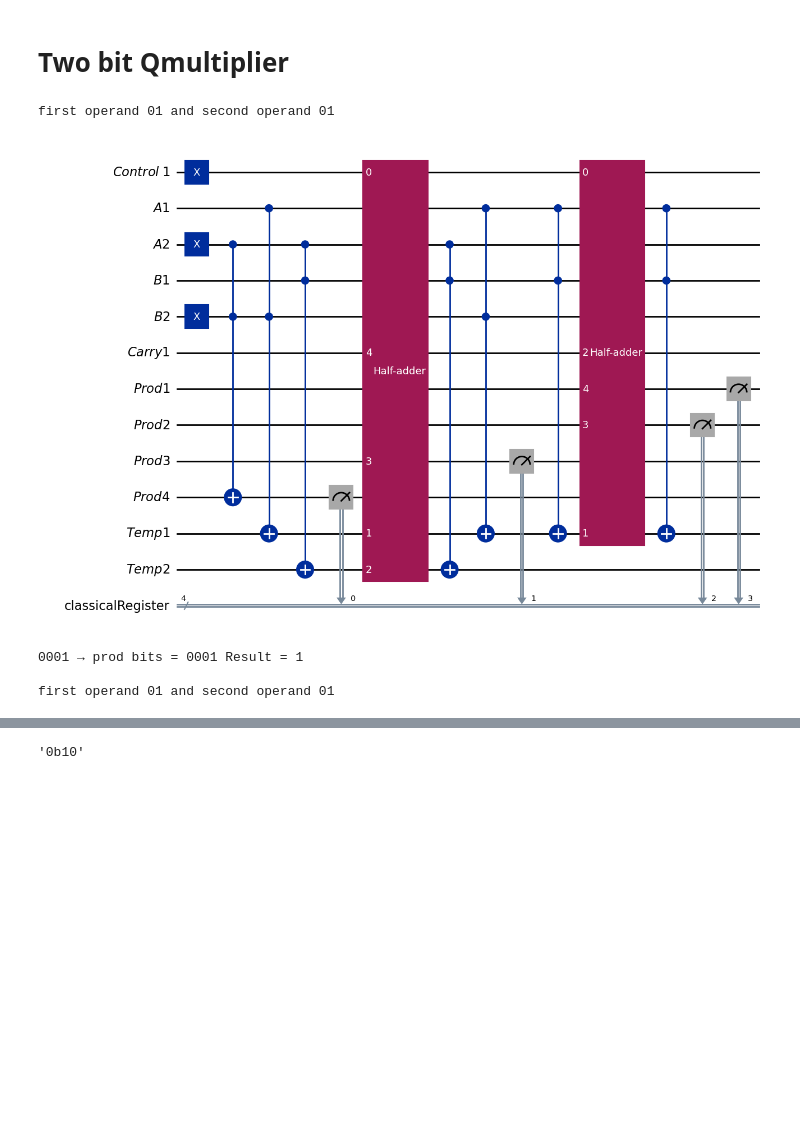
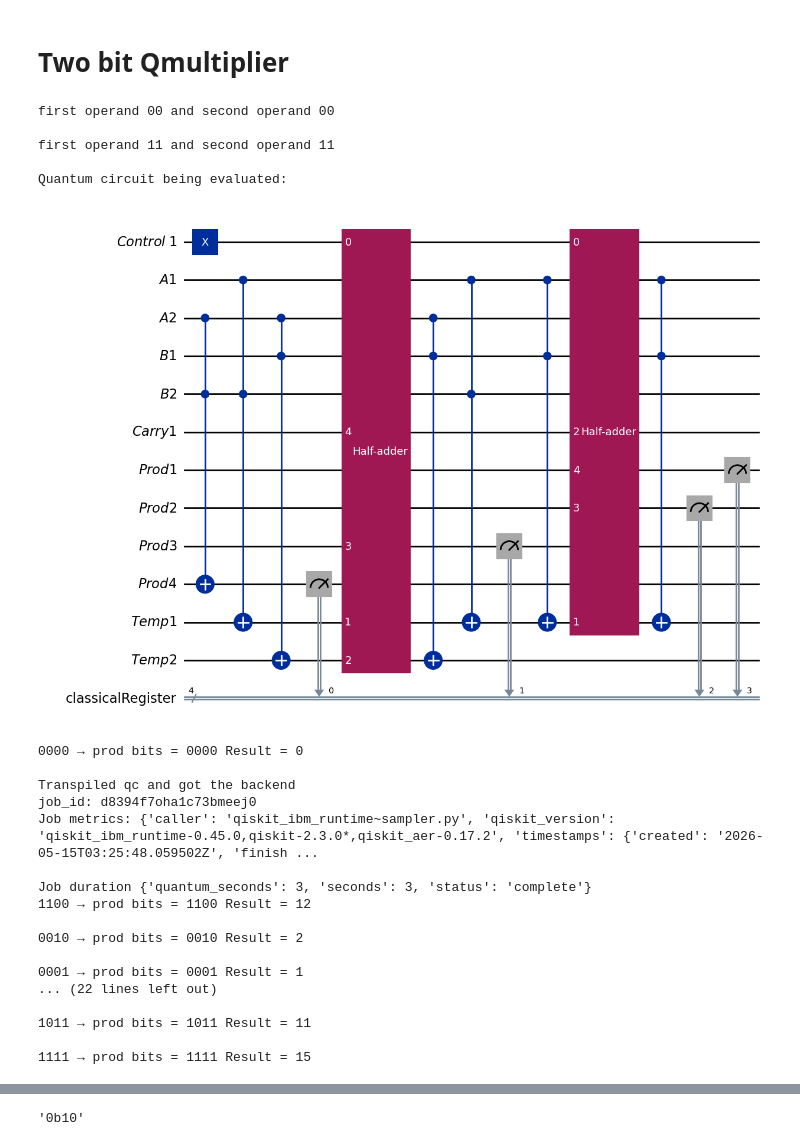
Before and after one commit to Chosen-Juan1/Quantum-computing-research, a Jupyter notebook: Quantum_Computing_Research_Tasks/Task_8_Arithmetic_Multiplier_circuit.ipynb, the cells around one changed output, grey strips where cells are left out. Cells and saved outputs as stored; diff of their text form; code cells hidden in the pictures; blank space fills up the shorter version.

Commit message:
ran metrcis for the two bit quantum mult

```diff
--- a/Quantum_Computing_Research_Tasks/Task_8_Arithmetic_Multiplier_circuit.ipynb
+++ b/Quantum_Computing_Research_Tasks/Task_8_Arithmetic_Multiplier_circuit.ipynb
@@ -136,23 +136,23 @@ def TwoBitQuantumMultiplier(number1 = None, number2 = None):
 
 
    #COMMENT THIS MARKED SECTION WHEN USING THE TESTS AND METRICS FUNCTION --------------------------------------
-    display(qc.draw("mpl"))
-    samplerSim = StatevectorSampler()
-    result = samplerSim.run([qc], shots=(1024*4)).result()
-    counts = result[0].data.classicalRegister.get_counts()
-    pretty_counts = {}
-    # res = 0
-    for bitstring, count in counts.items():
-        prod_bits = bitstring
+    # display(qc.draw("mpl"))
+    # samplerSim = StatevectorSampler()
+    # result = samplerSim.run([qc], shots=(1024*4)).result()
+    # counts = result[0].data.classicalRegister.get_counts()
+    # pretty_counts = {}
+    # # res = 0
+    # for bitstring, count in counts.items():
+    #     prod_bits = bitstring
 
-        label = f"product bits={prod_bits}, Product={int(bitstring,2)}"
-        pretty_counts[label] = count
-        if(number1 != None and number2 != None):
-                print(bitstring, "→",
-                    "prod bits =", bitstring,
-                    "Result =", int(bitstring, 2),"\n")
-                # res = int(bitstring, 2)
-        res = bitstring
+    #     label = f"product bits={prod_bits}, Product={int(bitstring,2)}"
+    #     pretty_counts[label] = count
+    #     if(number1 != None and number2 != None):
+    #             print(bitstring, "→",
+    #                 "prod bits =", bitstring,
+    #                 "Result =", int(bitstring, 2),"\n")
+    #             # res = int(bitstring, 2)
+    #     res = bitstring
     # if(carry == "0"):
     #     print("we need two's comp.")
 
@@ -165,11 +165,31 @@ def TwoBitQuantumMultiplier(number1 = None, number2 = None):
 
     return qc
 # %%
-TwoBitQMult = TwoBitQuantumMultiplier(1,1)
-TwoBitQMult = TwoBitQuantumMultiplier(1,1)
+from Quantum_Circuit_Tests_and_metrics import runQCTests_and_metrics
+TwoBitQMult = TwoBitQuantumMultiplier(0,0)
+TwoBitQMult2 = TwoBitQuantumMultiplier(3,3)
+runQCTests_and_metrics(TwoBitQMult,mode = "mult",title="Two bit binary Q-multiplier")
 # %% [output]
-first operand 01 and second operand 01
+first operand 00 and second operand 00
+
+first operand 11 and second operand 11
+
+Quantum circuit being evaluated:
-[figure, old version]
+[figure, new version]
+0000 → prod bits = 0000 Result = 0
+
+Transpiled qc and got the backend
+job_id: d8394f7oha1c73bmeej0
+Job metrics: {'caller': 'qiskit_ibm_runtime~sampler.py', 'qiskit_version': 'qiskit_ibm_runtime-0.45.0,qiskit-2.3.0*,qiskit_aer-0.17.2', 'timestamps': {'created': '2026-05-15T03:25:48.059502Z', 'finish ...
+
+Job duration {'quantum_seconds': 3, 'seconds': 3, 'status': 'complete'}
+1100 → prod bits = 1100 Result = 12
+
+0010 → prod bits = 0010 Result = 2
+
 0001 → prod bits = 0001 Result = 1
+... (22 lines left out)
 
-first operand 01 and second operand 01
+1011 → prod bits = 1011 Result = 11
+
+1111 → prod bits = 1111 Result = 15
```
Also changed, not shown: parts of 2 cells of this notebook, 1 other file.
